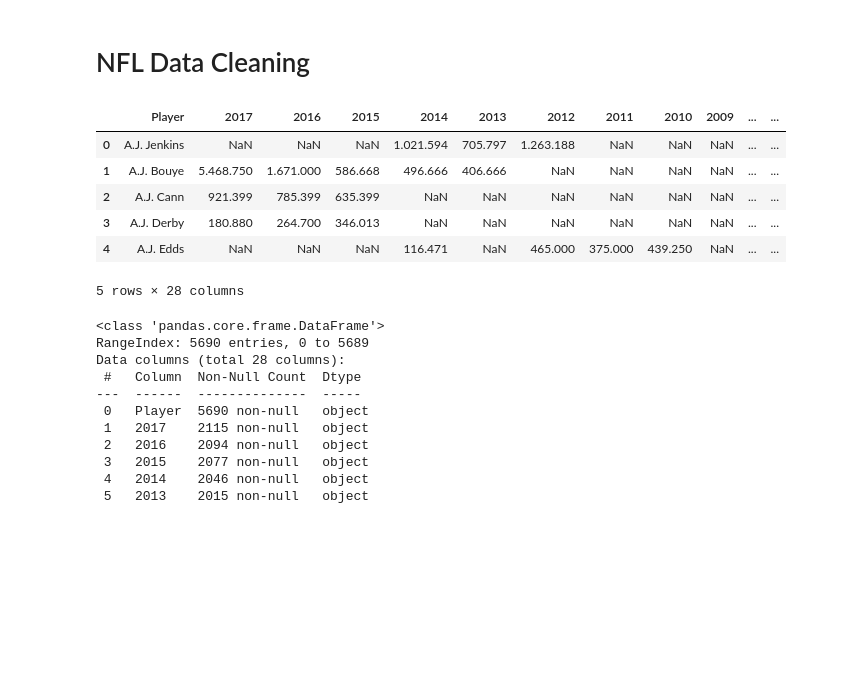
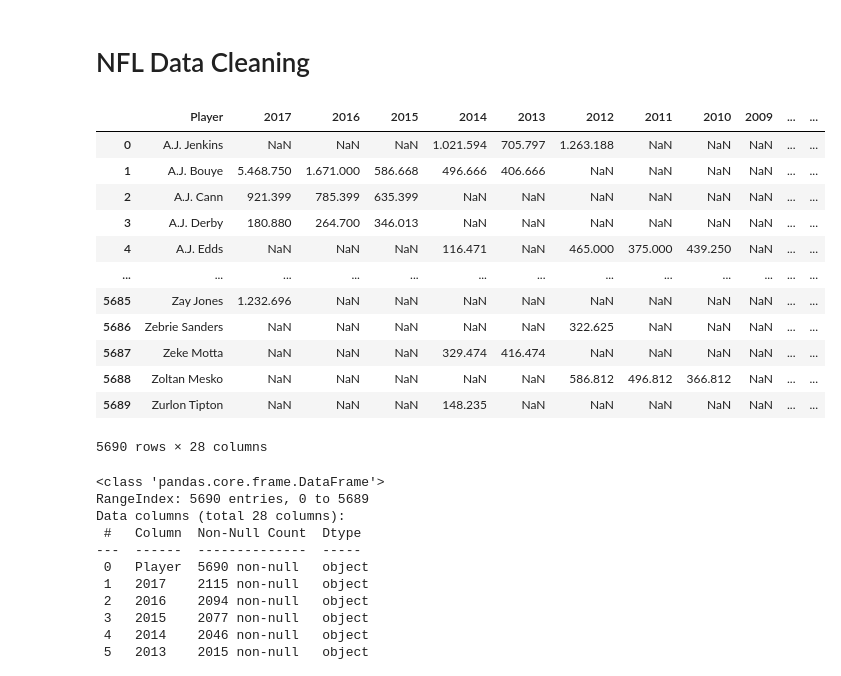
Before and after one commit to JP-Butler/Pro_Sports_Salary_Analysis, a Jupyter notebook: cookiecutter_structure/notebooks/data_cleaning.ipynb, the cells around one changed output. Drawn from its saved outputs; the diff is of its cells as text; code cells hidden in the pictures; blank space fills up the shorter version.

```diff
--- a/cookiecutter_structure/notebooks/data_cleaning.ipynb
+++ b/cookiecutter_structure/notebooks/data_cleaning.ipynb
@@ -271,20 +300,26 @@ nhl_df.head()
 # %%
 # Read in csv for NFL player salary data
 # Utilize ISO-8859-1 encoding
 nfl_csv = '../data/raw/NFL_PlayerByYear.csv'
 nfl_data = pd.read_csv(nfl_csv, sep=';', encoding='ISO-8859-1')
 
 # Create DataFrame
 nfl_df = pd.DataFrame(nfl_data)
-nfl_df.head()
+nfl_df
 # %% [output]
 |  | Player | 2017 | 2016 | 2015 | 2014 | 2013 | 2012 | 2011 | 2010 | 2009 | ... | ... |
 | 0 | A.J. Jenkins | NaN | NaN | NaN | 1.021.594 | 705.797 | 1.263.188 | NaN | NaN | NaN | ... | ... |
 | 1 | A.J. Bouye | 5.468.750 | 1.671.000 | 586.668 | 496.666 | 406.666 | NaN | NaN | NaN | NaN | ... | ... |
 | 2 | A.J. Cann | 921.399 | 785.399 | 635.399 | NaN | NaN | NaN | NaN | NaN | NaN | ... | ... |
 | 3 | A.J. Derby | 180.880 | 264.700 | 346.013 | NaN | NaN | NaN | NaN | NaN | NaN | ... | ... |
 | 4 | A.J. Edds | NaN | NaN | NaN | 116.471 | NaN | 465.000 | 375.000 | 439.250 | NaN | ... | ... |
+| ... | ... | ... | ... | ... | ... | ... | ... | ... | ... | ... | ... | ... |
+| 5685 | Zay Jones | 1.232.696 | NaN | NaN | NaN | NaN | NaN | NaN | NaN | NaN | ... | ... |
+| 5686 | Zebrie Sanders | NaN | NaN | NaN | NaN | NaN | 322.625 | NaN | NaN | NaN | ... | ... |
+| 5687 | Zeke Motta | NaN | NaN | NaN | 329.474 | 416.474 | NaN | NaN | NaN | NaN | ... | ... |
+| 5688 | Zoltan Mesko | NaN | NaN | NaN | NaN | NaN | 586.812 | 496.812 | 366.812 | NaN | ... | ... |
+| 5689 | Zurlon Tipton | NaN | NaN | NaN | 148.235 | NaN | NaN | NaN | NaN | NaN | ... | ... |
-5 rows × 28 columns
+5690 rows × 28 columns
 # %%
 # Examine NFL data
 nfl_df.info()
```
Also changed, not shown: parts of 26 cells of this notebook.
